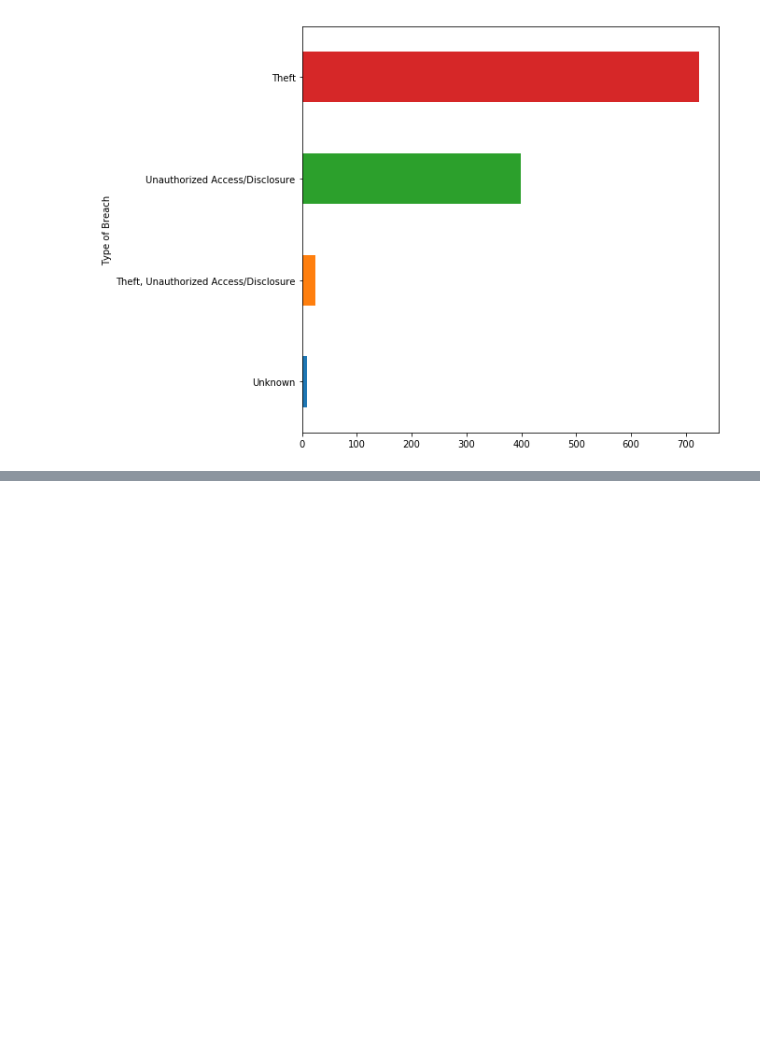
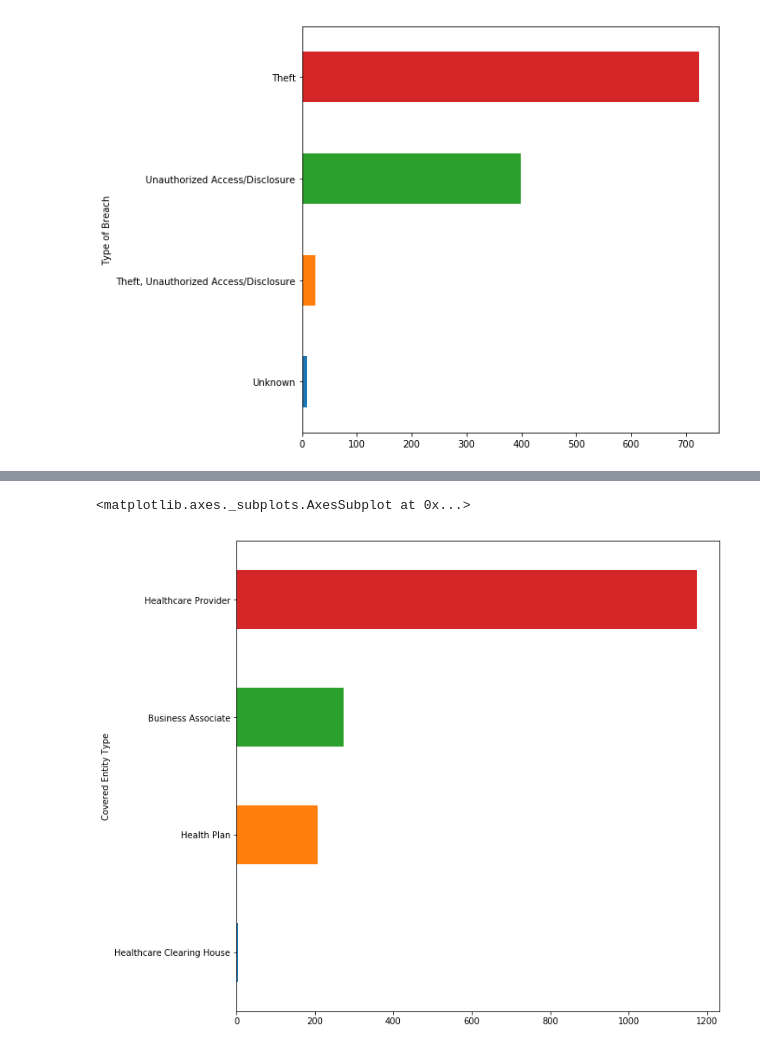
Before and after one commit to leomoreira12/Estudo-de-dados---Cyber-Crimes, a Jupyter notebook: DataAnalysis - Cyber Crimes.ipynb, the cells around one changed output, grey strips where cells are left out. Drawn from its saved outputs; the diff is of its cells as text; code cells hidden in the pictures; blank space fills up the shorter version.

```diff
--- a/DataAnalysis - Cyber Crimes.ipynb
+++ b/DataAnalysis - Cyber Crimes.ipynb
@@ -93,0 +94,5 @@ tab.groupby('Location of Breached Information').size().tail(10).sort_values().pl
+# %%
+tab.groupby('Covered Entity Type').size().sort_values().plot(kind='barh', figsize=(10,10))
+# %% [output]
+<matplotlib.axes._subplots.AxesSubplot at 0x...>
+[figure, added]
```
Also changed, not shown: parts of 3 cells of this notebook.
